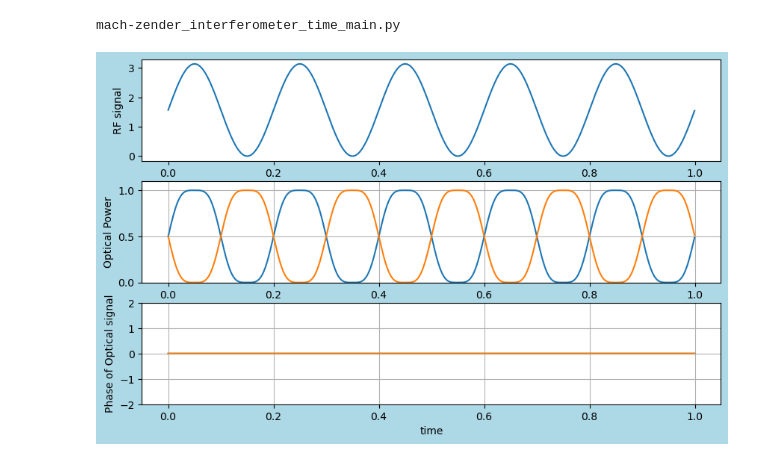
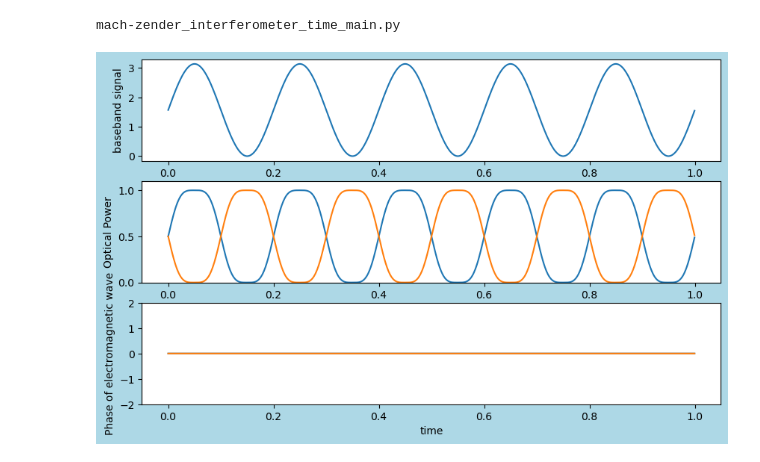
Before and after one commit to tacticstactics/mach-zender_interferometer, a Jupyter notebook: time/mach_zender_interferometer_time_sine.ipynb, the cells around one changed output. Drawn from its saved outputs; the diff is of its cells as text; code cells hidden in the pictures.

```diff
--- a/time/mach_zender_interferometer_time_sine.ipynb
+++ b/time/mach_zender_interferometer_time_sine.ipynb
@@ -96,35 +96,35 @@ for ii in range(samplerate):
     power_22 = (np.abs(Eout_port_2))**2
 
     P2_powercol[ii] = power_22
 
     P2_phase = cmath.phase(power_22)
     P2_phasecol[ii] = P2_phase
 
 
 
 fig = plt.figure(figsize = (10,6), facecolor='lightblue')
 
 ax1 = fig.add_subplot(3, 1, 1)
 ax2 = fig.add_subplot(3, 1, 2)
 ax3 = fig.add_subplot(3, 1, 3)
 
 ax1.plot(tcol,signalcol)
-ax1.set_ylabel("RF signal")
+ax1.set_ylabel("baseband signal")
 #ax1.set_ylim(-3,3)
 
 ax2.plot(tcol,P1_powercol,tcol,P2_powercol)
 
 ax2.set_ylabel("Optical Power")
 ax2.set_ylim(0,1.1)
-ax2.grid()
+#ax2.grid()
 
 ax3.plot(tcol,P1_phasecol,tcol,P2_phasecol)
 ax3.set_xlabel("time")
-ax3.set_ylabel("Phase of Optical signal")
+ax3.set_ylabel("Phase of electromagnetic wave")
 ax3.set_ylim(-2,2)
-ax3.grid()
+#ax3.grid()
 
 plt.show()
 # %% [output]
 mach-zender_interferometer_time_main.py
-[figure, old version]
+[figure, new version]
```
Also changed, not shown: 1 other file.
